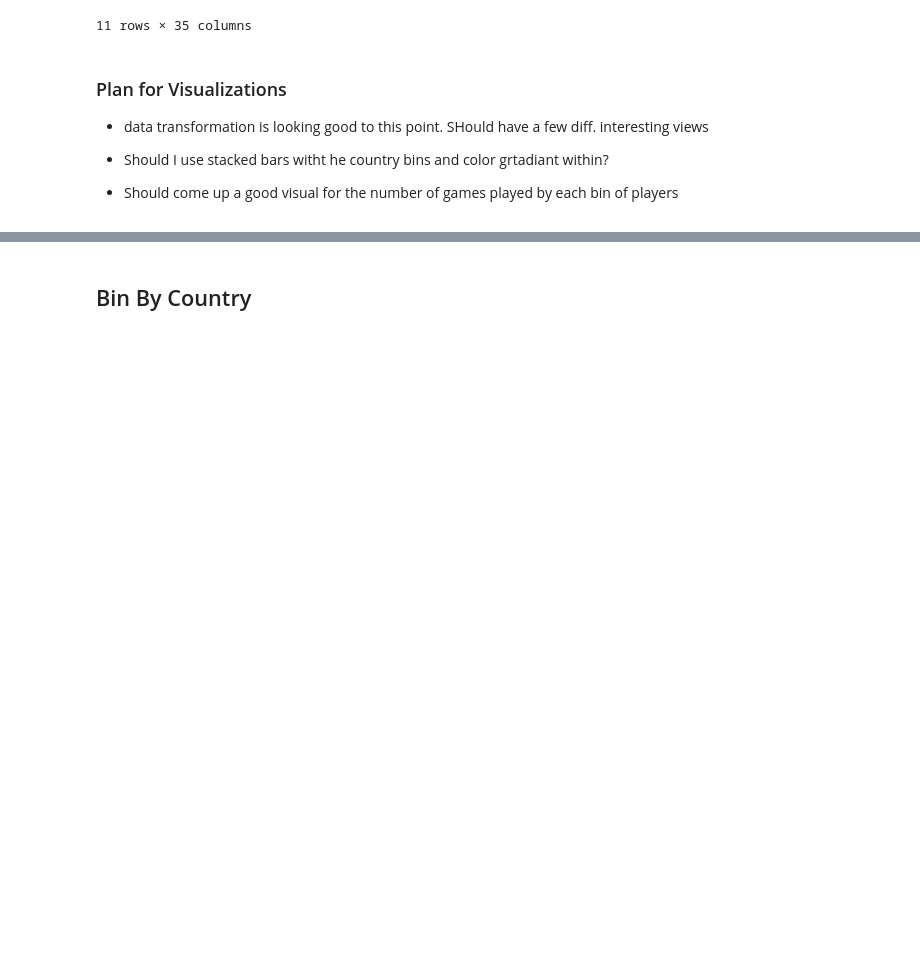
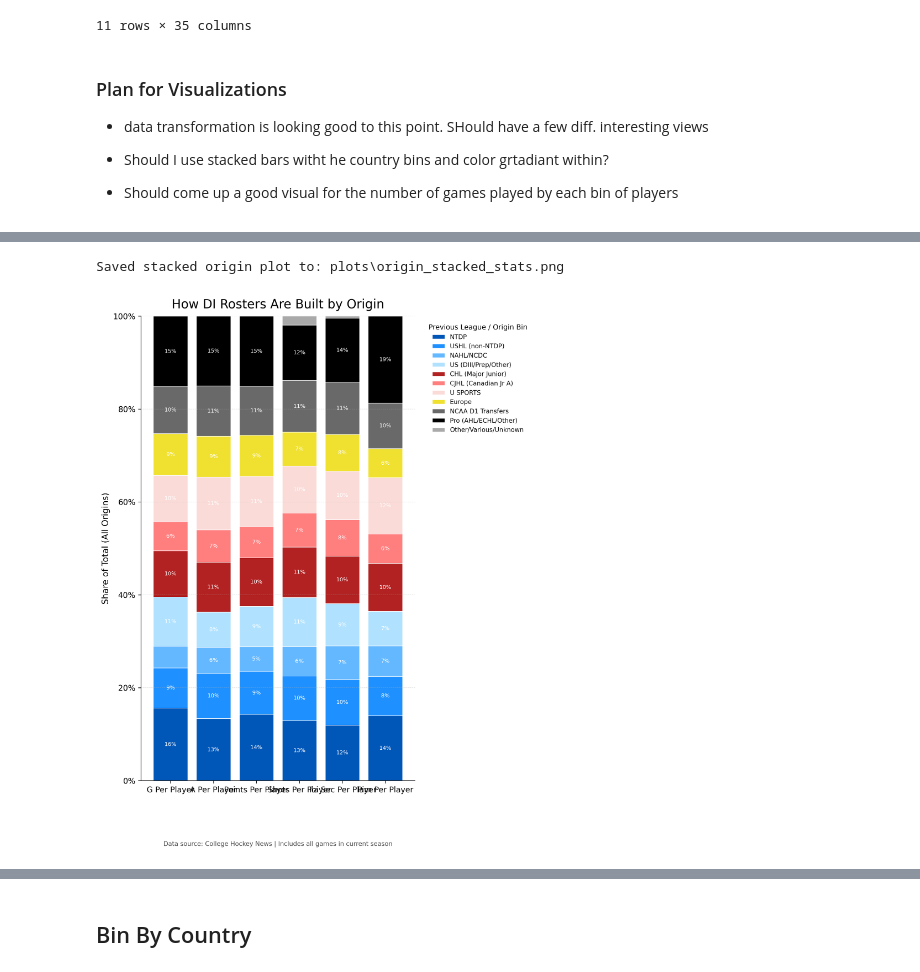
Before and after one commit to JSmith1826/college_hockey_2526, a Jupyter notebook: workbook/visualization_scripts/scoring_by_player_origin.ipynb, the cells around one changed output, grey strips where cells are left out. Saved outputs shown, nothing was run; the diff lists cells and outputs as text; code cells hidden in the pictures; blank space fills up the shorter version.

```diff
--- a/workbook/visualization_scripts/scoring_by_player_origin.ipynb
+++ b/workbook/visualization_scripts/scoring_by_player_origin.ipynb
@@ -692,0 +1054,21 @@ memory usage: 3.4 KB
+# %%
+### Call The New Viz Function to create stacked bar plot of origin stats - This is by Player
+
+origin_df = agg_df.copy()
+
+metrics = ("G_per_player", "A_per_player", "Pts_per_player", "Shots_per_player", "TOI_sec_per_player", "PIM_per_player")
+
+fig, ax = plot_origin_stacked_stats(
+    df=origin_df,
+    bin_color_mapping=bin_color_mapping,
+    metrics=metrics,
+    normalize=True,  # 100% stacked (shares)
+    sort_bins_by="Player_Count",
+    title="How DI Rosters Are Built by Origin",
+    # subtitle="Share of players, games, goals, assists, points, and shots by previous team/league",
+    footnote="Data source: College Hockey News | Includes all games in current season",
+    output_path="plots/origin_stacked_stats.png",
+)
+# %% [output]
+Saved stacked origin plot to: plots\origin_stacked_stats.png
+[figure, added]
```
Also changed, not shown: parts of 16 cells of this notebook, 5 other files.
